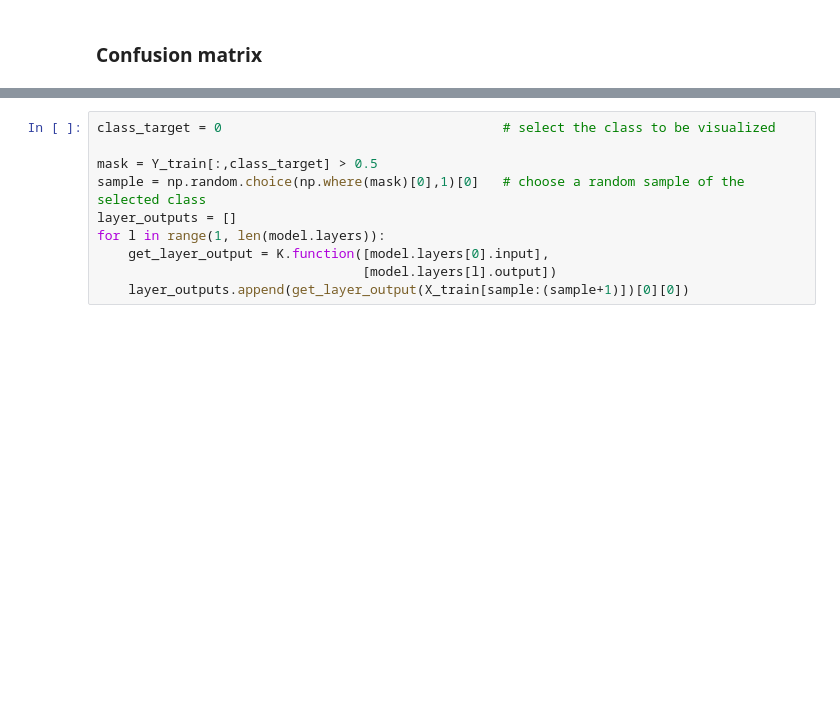
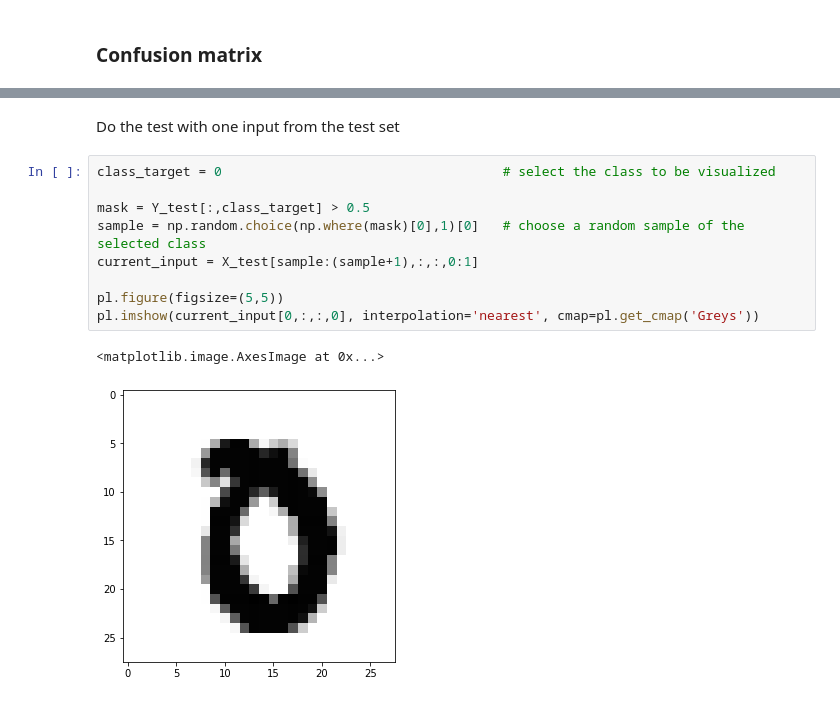
Before and after one commit to hakimbalestrieri/Multilayer-Perceptron, a Jupyter notebook: CNN_vis.ipynb, the cells around one changed output, grey strips where cells are left out. Drawn from its saved outputs; the diff is of its cells as text; blank space fills up the shorter version.

```diff
--- a/CNN_vis.ipynb
+++ b/CNN_vis.ipynb
@@ -174,10 +220,14 @@ array([[ 969,    0,    1,    0,    0,    5,    1,    1,    2,    1],
+# %% [markdown]
+Do the test with one input from the test set
 # %%
 class_target = 0                                    # select the class to be visualized
 
-mask = Y_train[:,class_target] > 0.5
+mask = Y_test[:,class_target] > 0.5
 sample = np.random.choice(np.where(mask)[0],1)[0]   # choose a random sample of the selected class
-layer_outputs = []
-for l in range(1, len(model.layers)):
-    get_layer_output = K.function([model.layers[0].input],
-                                  [model.layers[l].output])
-    layer_outputs.append(get_layer_output(X_train[sample:(sample+1)])[0][0])
+current_input = X_test[sample:(sample+1),:,:,0:1]
+
+pl.figure(figsize=(5,5))
+pl.imshow(current_input[0,:,:,0], interpolation='nearest', cmap=pl.get_cmap('Greys'))
+# %% [output]
+<matplotlib.image.AxesImage at 0x...>
+[figure, added]
```
Also changed, not shown: parts of 23 cells of this notebook.
